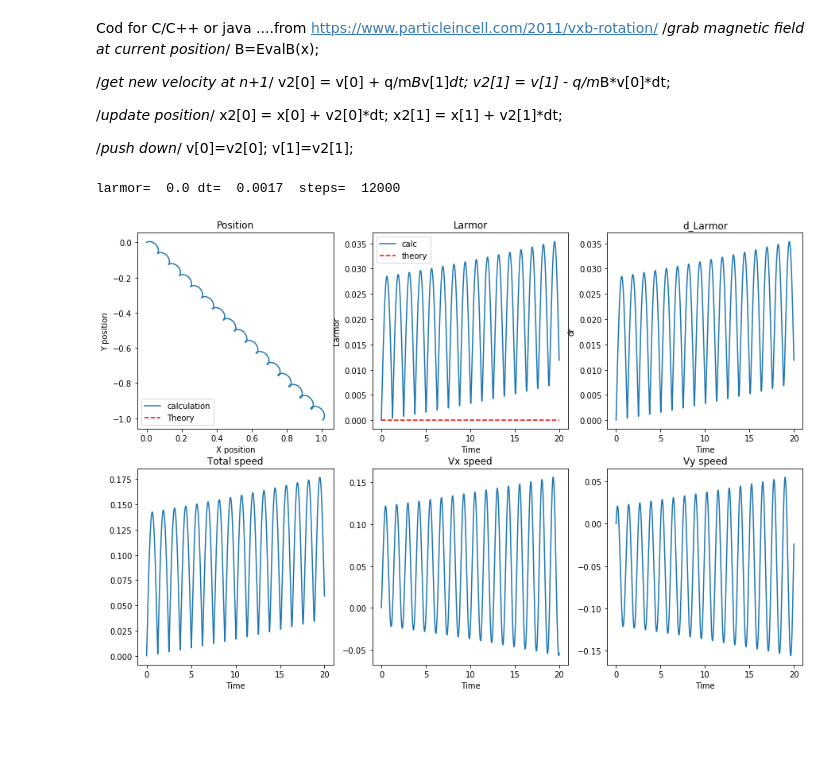
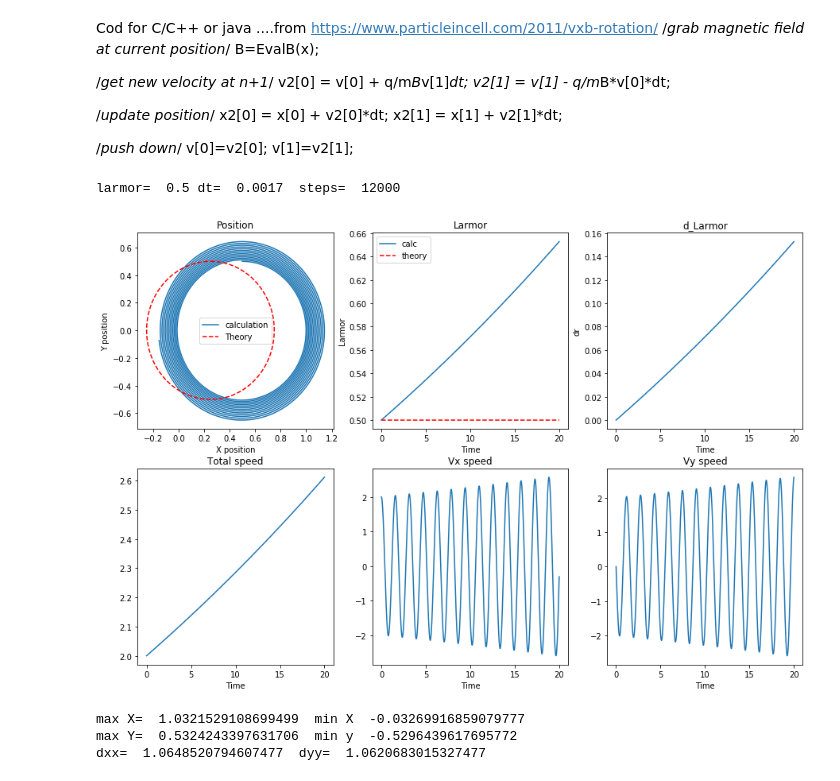
Before and after one commit to hrachubi/Plasma, a Jupyter notebook: PIC B.ipynb, the cells around one changed output. Drawn from its saved outputs; the diff is of its cells as text; code cells hidden in the pictures; blank space fills up the shorter version.

```diff
--- a/PIC B.ipynb
+++ b/PIC B.ipynb
@@ -26,9 +27,9 @@ import math
 import numpy as np
 #%matplotlib inline
 #r=mv/qb
-B=5
-E=0.25
-vx=[0]
+B=4
+
+vx=[1]
 vy=[0]
 q=1
 m=1
@@ -56,8 +57,8 @@ for i in range(1,maxx):
     #vx.append((vx[i-1]+i)*i)
     #print(i,vx)
     t.append(t[i-1]+dt)
-    vx.append(vx[i-1] + q/m*B*vy[i-1]*dt+E*dt)
-    vy.append(vy[i-1] - q/m*B*vx[i-1]*dt+E*dt)
+    vx.append(vx[i-1] + q/m*B*vy[i-1]*dt)
+    vy.append(vy[i-1] - q/m*B*vx[i-1]*dt)
     x.append(x[i-1]+vx[i]*dt)
     y.append(y[i-1]+vy[i]*dt)
     r.append(m*(math.sqrt(vx[i]*vx[i]+vy[i]*vy[i]))/(q*B))
@@ -67,7 +68,7 @@ for i in range(1,maxx):
 vtot = [math.sqrt(a**2+b**2) for a, b in zip(vx,vy)]
 
 theta=np.linspace(0,np.pi*2,100)
-xr=1+rl*np.sin(theta)
+xr=1/B+rl*np.sin(theta)
 yr=rl*np.cos(theta)
 
 plt.figure(figsize=(15,10))
@@ -87,35 +88,35 @@ plt.plot(t,rll,'r--',label='theory')
 plt.legend()
 plt.xlabel('Time')
 plt.ylabel('Larmor')
 plt.title('Larmor')
 
 
 plt.subplot(2,3,3)
 plt.plot(t,dr)
 plt.xlabel('Time')
 plt.ylabel('dr')
 plt.title('d_Larmor')
 
 plt.subplot(2,3,4)
 plt.plot(t,vtot)
 plt.xlabel('Time')
 plt.title('Total speed')
 
 plt.subplot(2,3,5)
 plt.plot(t,vx)
 plt.xlabel('Time')
 plt.title('Vx speed')
 
 plt.subplot(2,3,6)
 plt.plot(t,vy)
 plt.xlabel('Time')
 plt.title('Vy speed')
 
 plt.show()
 #print(t,'\n',vx,'\n',vy)
 # %% [output]
-larmor=  0.0 dt=  0.0017  steps=  12000
+larmor=  0.5 dt=  0.0017  steps=  12000
-[figure, old version]
+[figure, new version]
 # %%
 rl=[]
 rl[0]=[m*(math.sqrt(vx[0]*vx[0]+vy[0]*vy[0]))/(q*B)]
@@ -126,5 +127,9 @@ print('max X= ',max(x),' min X ',min(x))
 print('max Y= ',max(y),' min y ',min(y))
 print('dxx= ',dxx,' dyy= ',dyy)
 #
+# %% [output]
+max X=  1.0321529108699499  min X  -0.03269916859079777
+max Y=  0.5324243397631706  min y  -0.5296439617695772
+dxx=  1.0648520794607477  dyy=  1.0620683015327477
 # %%
 print(math.sqrt(2))
```
Also changed, not shown: parts of 1 cell of this notebook, 1 other file.
